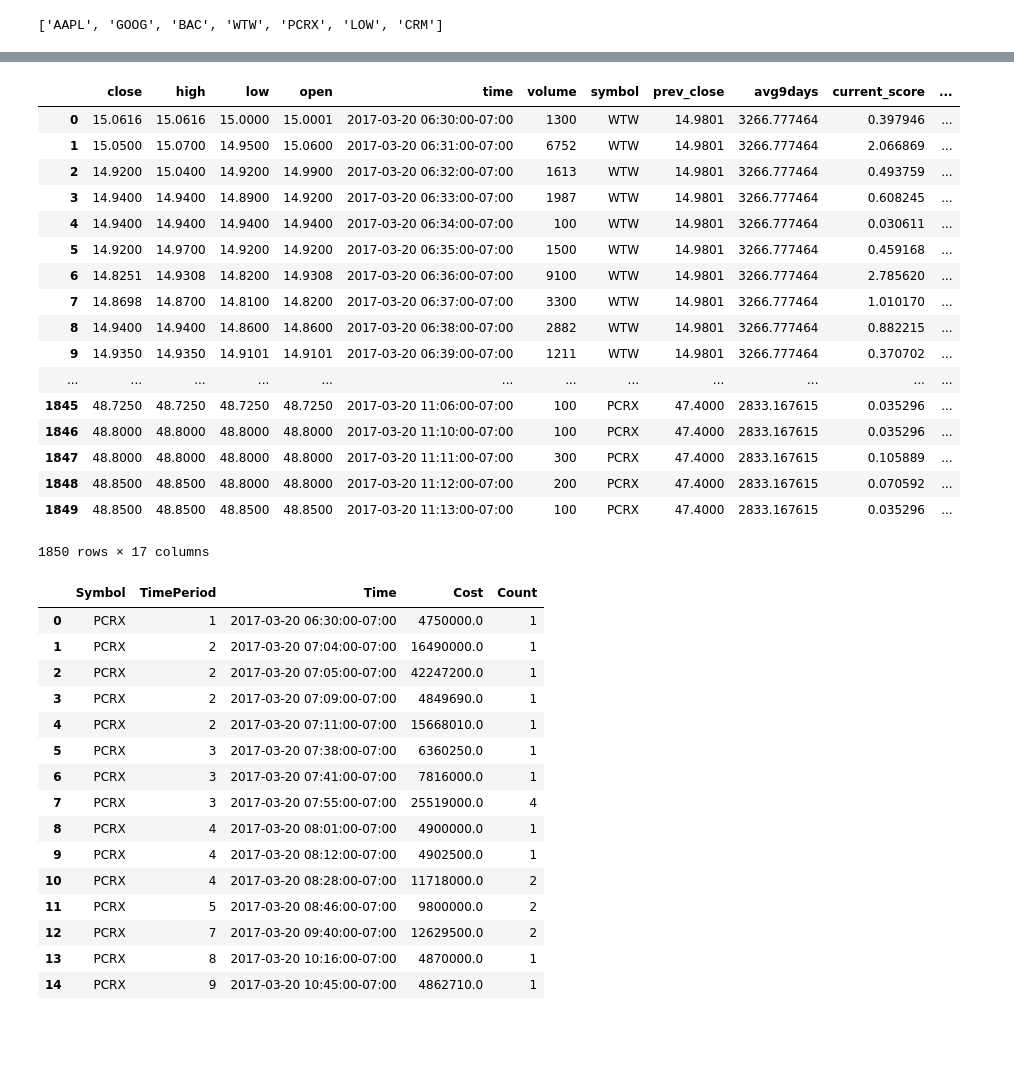
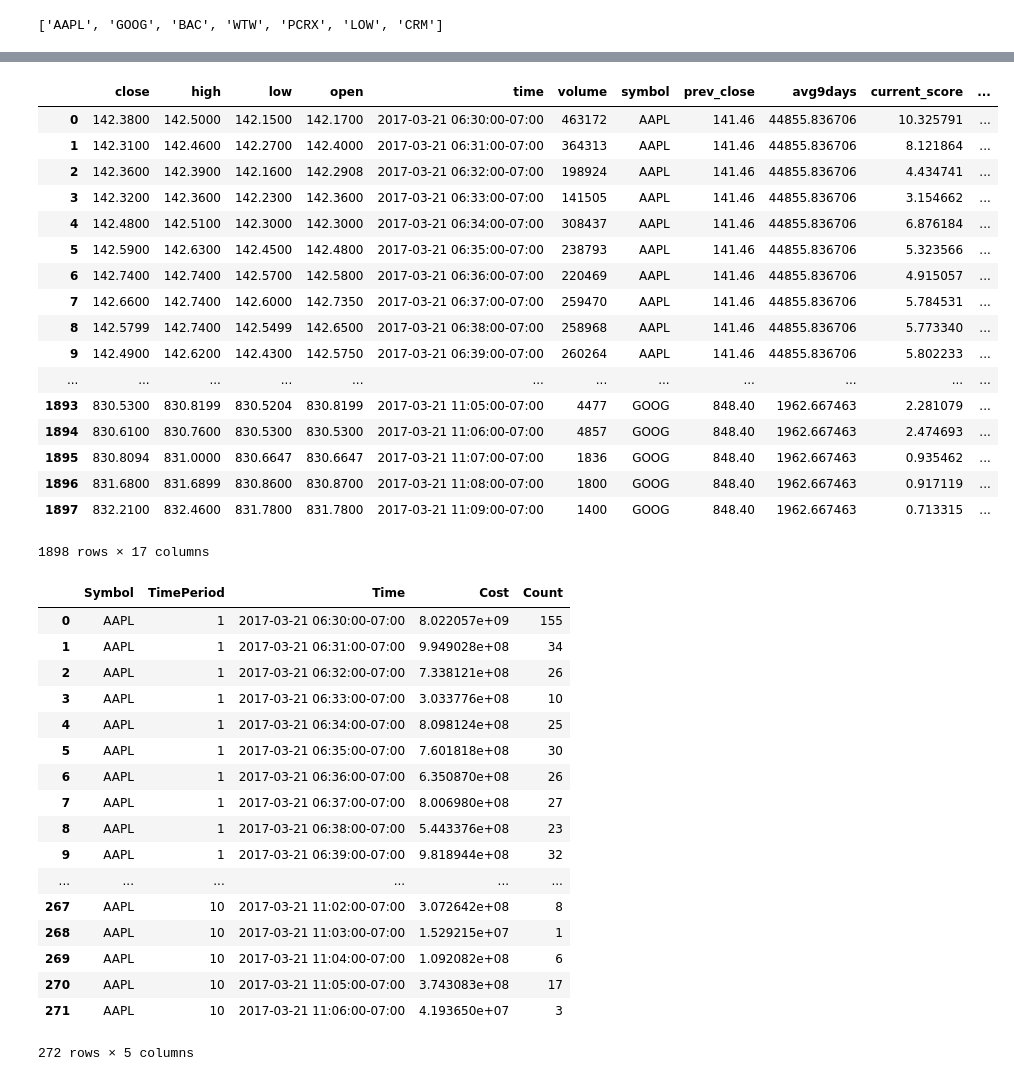
Before and after one commit to alekseystryukov/notebooks, a Jupyter notebook: N07.ipynb, the cells around one changed output, grey strips where cells are left out. Drawn from its saved outputs; the diff is of its cells as text; code cells hidden in the pictures; blank space fills up the shorter version.

```diff
--- a/N07.ipynb
+++ b/N07.ipynb
@@ -216,51 +216,51 @@ def get_data_parallel(symbols):
             prev_data_len = len(prev_days_data)
             prev_close = prev_days_data.iloc[prev_data_len - 1].close
             avg9days = prev_days_data.volume.mean()
 
             data = data[data.time.dt.date == last_date].copy()
             data['symbol'] = symbol
             data['prev_close'] = prev_close
             data['avg9days'] = avg9days
             data['current_score'] = data.volume / avg9days
             dd_len = len(data)
             data['rolling_score'] = data.current_score.rolling(window=dd_len, min_periods=1).mean()
 
             todays_open = data.iloc[0].open
             data['opening_change'] = (todays_open / data['prev_close'] - 1) * 100
             data['rolling_high'] = data.high.rolling(window=dd_len, min_periods=1).max()
             data['rolling_low'] = data.low.rolling(window=dd_len, min_periods=1).min()
             data['change_current'] = (data.close / todays_open - 1) * 100
             data['change_high'] = (data.rolling_high / todays_open - 1) * 100
             data['change_low'] = (data.rolling_low / todays_open - 1) * 100
 
             if df is None:
                 df = data
             else:
                 df = df.append(data, ignore_index=True)
 
     return df[df.volume.notnull()]
 
-all_dd = get_data_parallel(stocks)
+all_dd = get_data_parallel(stocks[:10])
 all_dd
 # %% [output]
 |  | close | high | low | open | time | volume | symbol | prev_close | avg9days | current_score | ... |
-| 0 | 15.0616 | 15.0616 | 15.0000 | 15.0001 | 2017-03-20 06:30:00-07:00 | 1300 | WTW | 14.9801 | 3266.777464 | 0.397946 | ... |
-| 1 | 15.0500 | 15.0700 | 14.9500 | 15.0600 | 2017-03-20 06:31:00-07:00 | 6752 | WTW | 14.9801 | 3266.777464 | 2.066869 | ... |
-| 2 | 14.9200 | 15.0400 | 14.9200 | 14.9900 | 2017-03-20 06:32:00-07:00 | 1613 | WTW | 14.9801 | 3266.777464 | 0.493759 | ... |
-| 3 | 14.9400 | 14.9400 | 14.8900 | 14.9200 | 2017-03-20 06:33:00-07:00 | 1987 | WTW | 14.9801 | 3266.777464 | 0.608245 | ... |
-| 4 | 14.9400 | 14.9400 | 14.9400 | 14.9400 | 2017-03-20 06:34:00-07:00 | 100 | WTW | 14.9801 | 3266.777464 | 0.030611 | ... |
-| 5 | 14.9200 | 14.9700 | 14.9200 | 14.9200 | 2017-03-20 06:35:00-07:00 | 1500 | WTW | 14.9801 | 3266.777464 | 0.459168 | ... |
-| 6 | 14.8251 | 14.9308 | 14.8200 | 14.9308 | 2017-03-20 06:36:00-07:00 | 9100 | WTW | 14.9801 | 3266.777464 | 2.785620 | ... |
-| 7 | 14.8698 | 14.8700 | 14.8100 | 14.8200 | 2017-03-20 06:37:00-07:00 | 3300 | WTW | 14.9801 | 3266.777464 | 1.010170 | ... |
-| 8 | 14.9400 | 14.9400 | 14.8600 | 14.8600 | 2017-03-20 06:38:00-07:00 | 2882 | WTW | 14.9801 | 3266.777464 | 0.882215 | ... |
-| 9 | 14.9350 | 14.9350 | 14.9101 | 14.9101 | 2017-03-20 06:39:00-07:00 | 1211 | WTW | 14.9801 | 3266.777464 | 0.370702 | ... |
+| 0 | 142.3800 | 142.5000 | 142.1500 | 142.1700 | 2017-03-21 06:30:00-07:00 | 463172 | AAPL | 141.46 | 44855.836706 | 10.325791 | ... |
+| 1 | 142.3100 | 142.4600 | 142.2700 | 142.4000 | 2017-03-21 06:31:00-07:00 | 364313 | AAPL | 141.46 | 44855.836706 | 8.121864 | ... |
+| 2 | 142.3600 | 142.3900 | 142.1600 | 142.2908 | 2017-03-21 06:32:00-07:00 | 198924 | AAPL | 141.46 | 44855.836706 | 4.434741 | ... |
+| 3 | 142.3200 | 142.3600 | 142.2300 | 142.3600 | 2017-03-21 06:33:00-07:00 | 141505 | AAPL | 141.46 | 44855.836706 | 3.154662 | ... |
+| 4 | 142.4800 | 142.5100 | 142.3000 | 142.3000 | 2017-03-21 06:34:00-07:00 | 308437 | AAPL | 141.46 | 44855.836706 | 6.876184 | ... |
+| 5 | 142.5900 | 142.6300 | 142.4500 | 142.4800 | 2017-03-21 06:35:00-07:00 | 238793 | AAPL | 141.46 | 44855.836706 | 5.323566 | ... |
+| 6 | 142.7400 | 142.7400 | 142.5700 | 142.5800 | 2017-03-21 06:36:00-07:00 | 220469 | AAPL | 141.46 | 44855.836706 | 4.915057 | ... |
+| 7 | 142.6600 | 142.7400 | 142.6000 | 142.7350 | 2017-03-21 06:37:00-07:00 | 259470 | AAPL | 141.46 | 44855.836706 | 5.784531 | ... |
+| 8 | 142.5799 | 142.7400 | 142.5499 | 142.6500 | 2017-03-21 06:38:00-07:00 | 258968 | AAPL | 141.46 | 44855.836706 | 5.773340 | ... |
+| 9 | 142.4900 | 142.6200 | 142.4300 | 142.5750 | 2017-03-21 06:39:00-07:00 | 260264 | AAPL | 141.46 | 44855.836706 | 5.802233 | ... |
 | ... | ... | ... | ... | ... | ... | ... | ... | ... | ... | ... | ... |
-| 1845 | 48.7250 | 48.7250 | 48.7250 | 48.7250 | 2017-03-20 11:06:00-07:00 | 100 | PCRX | 47.4000 | 2833.167615 | 0.035296 | ... |
-| 1846 | 48.8000 | 48.8000 | 48.8000 | 48.8000 | 2017-03-20 11:10:00-07:00 | 100 | PCRX | 47.4000 | 2833.167615 | 0.035296 | ... |
-| 1847 | 48.8000 | 48.8000 | 48.8000 | 48.8000 | 2017-03-20 11:11:00-07:00 | 300 | PCRX | 47.4000 | 2833.167615 | 0.105889 | ... |
-| 1848 | 48.8500 | 48.8500 | 48.8000 | 48.8000 | 2017-03-20 11:12:00-07:00 | 200 | PCRX | 47.4000 | 2833.167615 | 0.070592 | ... |
-| 1849 | 48.8500 | 48.8500 | 48.8500 | 48.8500 | 2017-03-20 11:13:00-07:00 | 100 | PCRX | 47.4000 | 2833.167615 | 0.035296 | ... |
+| 1893 | 830.5300 | 830.8199 | 830.5204 | 830.8199 | 2017-03-21 11:05:00-07:00 | 4477 | GOOG | 848.40 | 1962.667463 | 2.281079 | ... |
+| 1894 | 830.6100 | 830.7600 | 830.5300 | 830.5300 | 2017-03-21 11:06:00-07:00 | 4857 | GOOG | 848.40 | 1962.667463 | 2.474693 | ... |
+| 1895 | 830.8094 | 831.0000 | 830.6647 | 830.6647 | 2017-03-21 11:07:00-07:00 | 1836 | GOOG | 848.40 | 1962.667463 | 0.935462 | ... |
+| 1896 | 831.6800 | 831.6899 | 830.8600 | 830.8700 | 2017-03-21 11:08:00-07:00 | 1800 | GOOG | 848.40 | 1962.667463 | 0.917119 | ... |
+| 1897 | 832.2100 | 832.4600 | 831.7800 | 831.7800 | 2017-03-21 11:09:00-07:00 | 1400 | GOOG | 848.40 | 1962.667463 | 0.713315 | ... |
-1850 rows × 17 columns
+1898 rows × 17 columns
 # %%
 # getting trade data
 
@@ -401,25 +401,27 @@ def load_trades_data(symbol_data, now):
     return df
 
 now = datetime.now(tz=LOCAL_TZ)
-trade_lots_df = load_trades_data({'PCRX': tuple(range(1, 12))}, now)
+trade_lots_df = load_trades_data({stocks[0]: tuple(range(1, 12))}, now)
 trade_lots_df
 # %% [output]
 |  | Symbol | TimePeriod | Time | Cost | Count |
-| 0 | PCRX | 1 | 2017-03-20 06:30:00-07:00 | 4750000.0 | 1 |
-| 1 | PCRX | 2 | 2017-03-20 07:04:00-07:00 | 16490000.0 | 1 |
-| 2 | PCRX | 2 | 2017-03-20 07:05:00-07:00 | 42247200.0 | 1 |
-| 3 | PCRX | 2 | 2017-03-20 07:09:00-07:00 | 4849690.0 | 1 |
-| 4 | PCRX | 2 | 2017-03-20 07:11:00-07:00 | 15668010.0 | 1 |
-| 5 | PCRX | 3 | 2017-03-20 07:38:00-07:00 | 6360250.0 | 1 |
-| 6 | PCRX | 3 | 2017-03-20 07:41:00-07:00 | 7816000.0 | 1 |
-| 7 | PCRX | 3 | 2017-03-20 07:55:00-07:00 | 25519000.0 | 4 |
-| 8 | PCRX | 4 | 2017-03-20 08:01:00-07:00 | 4900000.0 | 1 |
-| 9 | PCRX | 4 | 2017-03-20 08:12:00-07:00 | 4902500.0 | 1 |
-| 10 | PCRX | 4 | 2017-03-20 08:28:00-07:00 | 11718000.0 | 2 |
-| 11 | PCRX | 5 | 2017-03-20 08:46:00-07:00 | 9800000.0 | 2 |
-| 12 | PCRX | 7 | 2017-03-20 09:40:00-07:00 | 12629500.0 | 2 |
-| 13 | PCRX | 8 | 2017-03-20 10:16:00-07:00 | 4870000.0 | 1 |
-| 14 | PCRX | 9 | 2017-03-20 10:45:00-07:00 | 4862710.0 | 1 |
+| 0 | AAPL | 1 | 2017-03-21 06:30:00-07:00 | 8.022057e+09 | 155 |
+| 1 | AAPL | 1 | 2017-03-21 06:31:00-07:00 | 9.949028e+08 | 34 |
+| 2 | AAPL | 1 | 2017-03-21 06:32:00-07:00 | 7.338121e+08 | 26 |
+| 3 | AAPL | 1 | 2017-03-21 06:33:00-07:00 | 3.033776e+08 | 10 |
+| 4 | AAPL | 1 | 2017-03-21 06:34:00-07:00 | 8.098124e+08 | 25 |
+| 5 | AAPL | 1 | 2017-03-21 06:35:00-07:00 | 7.601818e+08 | 30 |
+| 6 | AAPL | 1 | 2017-03-21 06:36:00-07:00 | 6.350870e+08 | 26 |
+| 7 | AAPL | 1 | 2017-03-21 06:37:00-07:00 | 8.006980e+08 | 27 |
+| 8 | AAPL | 1 | 2017-03-21 06:38:00-07:00 | 5.443376e+08 | 23 |
+| 9 | AAPL | 1 | 2017-03-21 06:39:00-07:00 | 9.818944e+08 | 32 |
+| ... | ... | ... | ... | ... | ... |
+| 267 | AAPL | 10 | 2017-03-21 11:02:00-07:00 | 3.072642e+08 | 8 |
+| 268 | AAPL | 10 | 2017-03-21 11:03:00-07:00 | 1.529215e+07 | 1 |
+| 269 | AAPL | 10 | 2017-03-21 11:04:00-07:00 | 1.092082e+08 | 6 |
+| 270 | AAPL | 10 | 2017-03-21 11:05:00-07:00 | 3.743083e+08 | 17 |
+| 271 | AAPL | 10 | 2017-03-21 11:06:00-07:00 | 4.193650e+07 | 3 |
+272 rows × 5 columns
 # %%
 from matplotlib.finance import candlestick2_ochl
 from matplotlib import pyplot as plt, ticker, style
```
Also changed, not shown: parts of 9 cells of this notebook.
